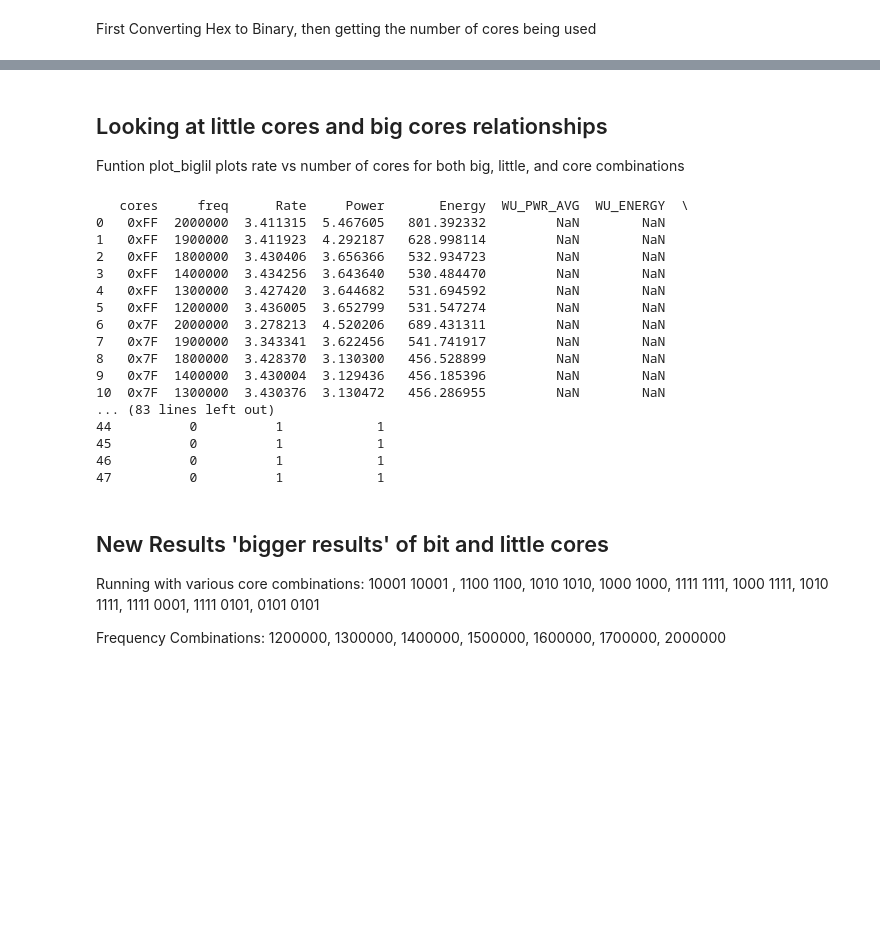
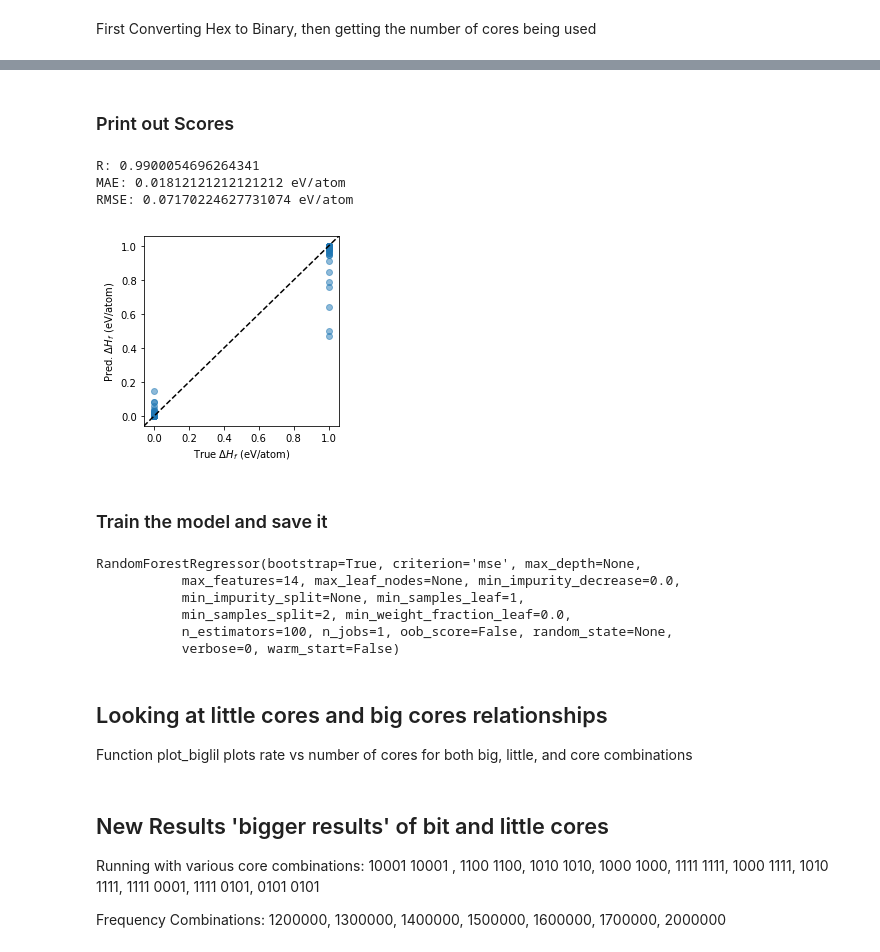
Before and after one commit to YulianaGomez/power, a Jupyter notebook: power_analysis.ipynb, the cells around one changed output, grey strips where cells are left out. Drawn from its saved outputs; the diff is of its cells as text; code cells hidden in the pictures; blank space fills up the shorter version.

```diff
--- a/power_analysis.ipynb
+++ b/power_analysis.ipynb
@@ -108,0 +242,26 @@ df.plot(x='total_cores', y='Rate',kind='scatter',style='o')
+# %%
+all_y_test = np.zeros((0,))
+all_y_pred = np.zeros((0,))
+for train_inds, test_inds in ShuffleSplit(n_splits=5, test_size=0.1).split(X,y):
+    # Split off the train and test set
+    X_test, y_test = X.iloc[test_inds, :], y[test_inds]
+    X_train, y_train = X.iloc[train_inds, :], y[train_inds]
+
+    # Train the model
+    model.fit(X_train, y_train)
+    y_pred = model.predict(X_test)
+
+    # Append the results
+    all_y_test = np.concatenate((all_y_test, y_test))
+    #print (all_y_test)
+    all_y_pred = np.concatenate((all_y_pred, y_pred))
+# %% [markdown]
+### Print out Scores
+# %%
+print ("R:", sp.stats.pearsonr(all_y_test, all_y_pred)[0])
+print ("MAE:", np.abs(all_y_test - all_y_pred).mean(), 'eV/atom')
+print ("RMSE:", np.sqrt(np.power(all_y_test - all_y_pred, 2).mean()), 'eV/atom')
+# %% [output]
+R: 0.9900054696264341
+MAE: 0.01812121212121212 eV/atom
+RMSE: 0.07170224627731074 eV/atom
@@ -109,6 +270,36 @@ df.plot(x='total_cores', y='Rate',kind='scatter',style='o')
+# %%
+fig, ax = plt.subplots()
+
+# Make the plot
+ax.scatter(all_y_test, all_y_pred, alpha=0.5)
+
+# Make it pretty
+ax.set_xlim(ax.get_xlim())
+ax.set_ylim(ax.get_xlim())
+
+ax.set_xlabel('True $\Delta H_f$ (eV/atom)')
+ax.set_ylabel('Pred. $\Delta H_f$ (eV/atom)')
+
+fig.set_size_inches(3.5, 3.5)
+
+# Add in the goal line
+ax.plot(ax.get_xlim(), ax.get_ylim(), 'k--');
+# %% [output]
+[figure, added]
+# %% [markdown]
+### Train the model and save it
+# %%
+model.fit(X,y)
+# %% [output]
+RandomForestRegressor(bootstrap=True, criterion='mse', max_depth=None,
+           max_features=14, max_leaf_nodes=None, min_impurity_decrease=0.0,
+           min_impurity_split=None, min_samples_leaf=1,
+           min_samples_split=2, min_weight_fraction_leaf=0.0,
+           n_estimators=100, n_jobs=1, oob_score=False, random_state=None,
+           verbose=0, warm_start=False)
 # %% [markdown]
 ## Looking at little cores and big cores relationships
-Funtion plot_biglil plots rate vs number of cores for both big, little, and core combinations
+Function plot_biglil plots rate vs number of cores for both big, little, and core combinations
 # %%
 def plot_biglil(df):
     fig = plt.figure()
@@ -120,23 +311,3 @@ def plot_biglil(df):
     ax1.set_xlabel("Rate")
     ax1.set_ylabel("Core Count")
     plt.show()
-# %%
-print (df)
-# %% [output]
-   cores     freq      Rate     Power       Energy  WU_PWR_AVG  WU_ENERGY  \
-0   0xFF  2000000  3.411315  5.467605   801.392332         NaN        NaN
-1   0xFF  1900000  3.411923  4.292187   628.998114         NaN        NaN
-2   0xFF  1800000  3.430406  3.656366   532.934723         NaN        NaN
-3   0xFF  1400000  3.434256  3.643640   530.484470         NaN        NaN
-4   0xFF  1300000  3.427420  3.644682   531.694592         NaN        NaN
-5   0xFF  1200000  3.436005  3.652799   531.547274         NaN        NaN
-6   0x7F  2000000  3.278213  4.520206   689.431311         NaN        NaN
-7   0x7F  1900000  3.343341  3.622456   541.741917         NaN        NaN
-8   0x7F  1800000  3.428370  3.130300   456.528899         NaN        NaN
-9   0x7F  1400000  3.430004  3.129436   456.185396         NaN        NaN
-10  0x7F  1300000  3.430376  3.130472   456.286955         NaN        NaN
-... (83 lines left out)
-44          0          1            1
-45          0          1            1
-46          0          1            1
-47          0          1            1
```
Also changed, not shown: parts of 21 cells of this notebook.
